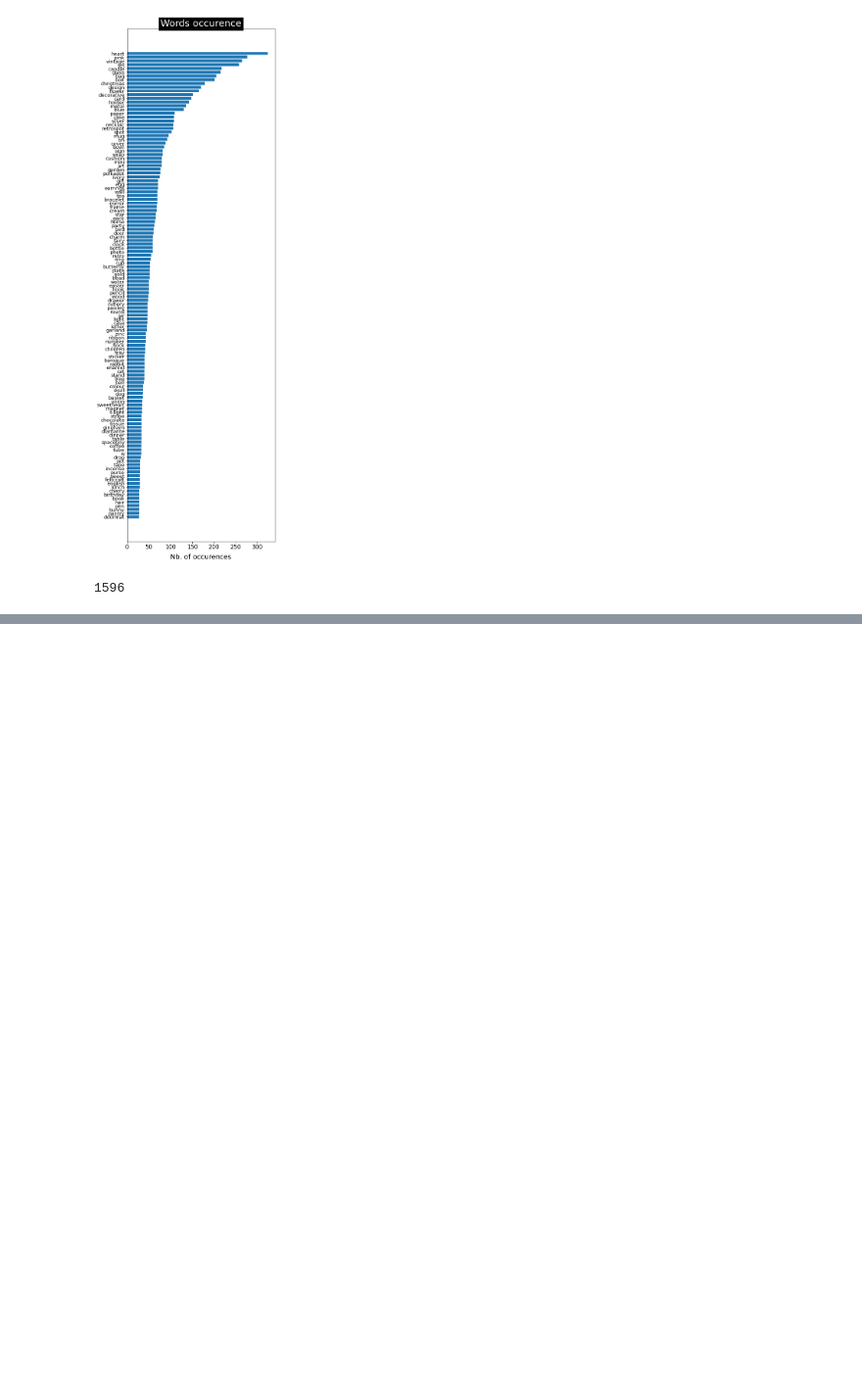
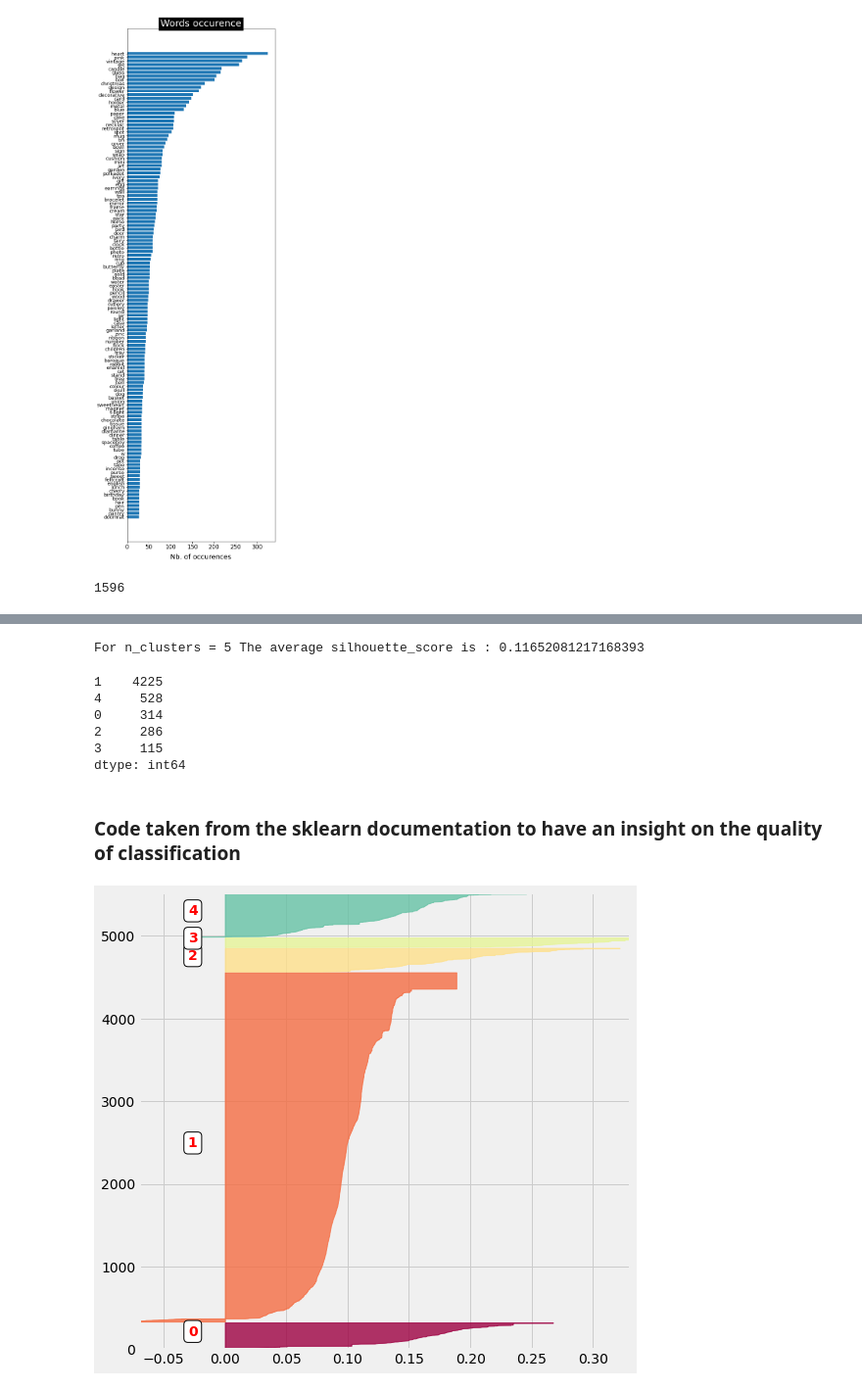
Before and after one commit to heisenberg1804/Customer-Retail-Data-Analysis, a Jupyter notebook: Customer_Retail_EDA.ipynb, the cells around one changed output, grey strips where cells are left out. Shown at 98% size. Cells and saved outputs as stored; diff of their text form; code cells hidden in the pictures; blank space fills up the shorter version.

Commit message:
Created Product Categories and performed PCA

```diff
--- a/Customer_Retail_EDA.ipynb
+++ b/Customer_Retail_EDA.ipynb
@@ -718,0 +726,4 @@ TypeError: argument of type 'float' is not iterable
+# %%
+X = pd.DataFrame()
+for key, occurence in keywords_list:
+    X.loc[:, key] = list(map(lambda x:int(key.upper() in x), products_list[0][:]))
@@ -718,0 +755,70 @@ TypeError: argument of type 'float' is not iterable
+# %%
+n_clusters = 5
+silhouette_avg = -1
+while silhouette_avg < 0.1160:
+    kmeans = KMeans(init='k-means++', n_clusters = n_clusters, n_init=30)
+    kmeans.fit(matrix)
+    clusters = kmeans.predict(matrix)
+    silhouette_avg = silhouette_score(matrix, clusters)
+
+    #km = kmodes.KModes(n_clusters = n_clusters, init='Huang', n_init=2, verbose=0)
+    #clusters = km.fit_predict(matrix)
+    #silhouette_avg = silhouette_score(matrix, clusters)
+    print("For n_clusters =", n_clusters, "The average silhouette_score is :", silhouette_avg)
+# %% [output]
+For n_clusters = 5 The average silhouette_score is : 0.11652081217168393
+# %%
+#The clusters are very unbalanced
+pd.Series(clusters).value_counts()
+# %% [output]
+1    4225
+4     528
+0     314
+2     286
+3     115
+dtype: int64
+# %% [markdown]
+### Code taken from the sklearn documentation to have an insight on the quality of classification
+# %%
+from sklearn.metrics import silhouette_samples
+import matplotlib as mpl
+import matplotlib.cm as cm
+mpl.rc('patch', edgecolor = 'dimgray', linewidth=1)
+
+def graph_component_silhouette(n_clusters, lim_x, mat_size, sample_silhouette_values, clusters):
+    plt.rcParams["patch.force_edgecolor"] = True
+    plt.style.use('fivethirtyeight')
+    mpl.rc('patch', edgecolor = 'dimgray', linewidth=1)
+    #____________________________
+    fig, ax1 = plt.subplots(1, 1)
+    fig.set_size_inches(8, 8)
+    ax1.set_xlim([lim_x[0], lim_x[1]])
+    ax1.set_ylim([0, mat_size + (n_clusters + 1) * 10])
+    y_lower = 10
+    for i in range(n_clusters):
+        #___________________________________________________________________________________
+        # Aggregate the silhouette scores for samples belonging to cluster i, and sort them
+        ith_cluster_silhouette_values = sample_silhouette_values[clusters == i]
+        ith_cluster_silhouette_values.sort()
+        size_cluster_i = ith_cluster_silhouette_values.shape[0]
+        y_upper = y_lower + size_cluster_i
+        cmap = cm.get_cmap("Spectral")
+        color = cmap(float(i) / n_clusters)
+        ax1.fill_betweenx(np.arange(y_lower, y_upper), 0, ith_cluster_silhouette_values,
+                           facecolor=color, edgecolor=color, alpha=0.8)
+        #____________________________________________________________________
+        # Label the silhouette plots with their cluster numbers at the middle
+        ax1.text(-0.03, y_lower + 0.5 * size_cluster_i, str(i), color = 'red', fontweight = 'bold',
+                bbox=dict(facecolor='white', edgecolor='black', boxstyle='round, pad=0.3'))
+        #______________________________________
+        # Compute the new y_lower for next plot
+        y_lower = y_upper + 10
+# %%
+#____________________________________
+# define individual silouhette scores
+sample_silhouette_values = silhouette_samples(matrix, clusters)
+#__________________
+# and do the graph
+graph_component_silhouette(n_clusters, [-0.07, 0.33], len(X), sample_silhouette_values, clusters)
+# %% [output]
+[figure, added]
```
Also changed, not shown: parts of 66 cells of this notebook.
